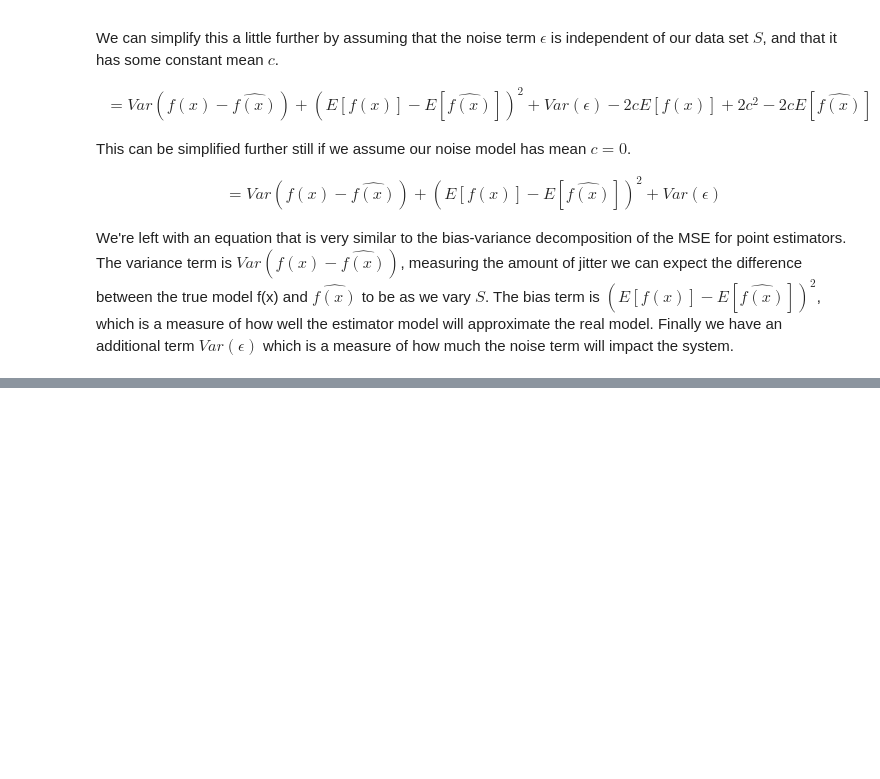
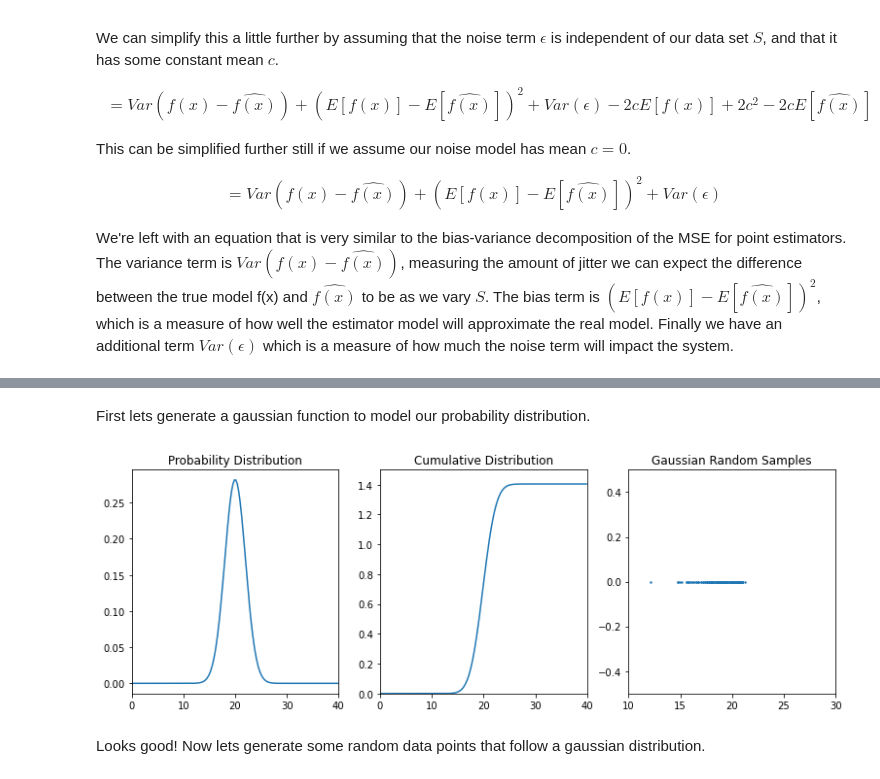
Before and after one commit to adibshalekeen/machinelearningblogs, a Jupyter notebook: Maximum_Likelihood_Estimation/Maximum Likelihood Estimation.ipynb, the cells around one changed output, grey strips where cells are left out. Cells and saved outputs as stored; diff of their text form; code cells hidden in the pictures; blank space fills up the shorter version.

```diff
--- a/Maximum_Likelihood_Estimation/Maximum Likelihood Estimation.ipynb
+++ b/Maximum_Likelihood_Estimation/Maximum Likelihood Estimation.ipynb
@@ -186,0 +244,68 @@ So far most of the analysis in this post has been about evaluating estimators.
+# %% [markdown]
+First lets generate a gaussian function to model our probability distribution.
+# %%
+%matplotlib inline
+import functools
+import matplotlib.pyplot as plt
+import numpy as np
+def gaussian(mean, variance, x):
+    return (1 / np.sqrt((2 * np.pi * variance))) * np.exp(-0.5 * (((x - mean)**2)/(variance ** 2)))
+
+def integrate(f, xaxis, dx):
+    mid_points = (xaxis[:-1] + xaxis[1:]) / 2
+    return mid_points, np.cumsum(f(mid_points)) * dx
+
+def gaussian_sampling(num_samples, mean, variance):
+    samples = np.random.random(num_samples)
+    xmin = 0.05 * mean
+    xmax = 2.05 * mean
+    linear_space = np.linspace(xmin, xmax, num_samples)
+    dx = (xmax - xmin) / num_samples
+    integral_x, integral_y = integrate(functools.partial(gaussian, mean, variance), linear_space, dx)
+    points = []
+    for sample in samples:
+        points.append(integral_x[(np.where(integral_y >= sample))[0][0]])
+    return points
+
+
+GROUND_TRUTH_MEAN = 20
+GROUND_TRUTH_VARIANCE = 2
+X_MIN = 0
+X_MAX = 40
+N_SAMPLE = 150
+dx = (X_MAX - X_MIN) / N_SAMPLE
+
+linear_sample = np.linspace(X_MIN, X_MAX, N_SAMPLE)
+
+fig = plt.figure()
+pdf = plt.subplot(1,3,1)
+pdf.set_xlim(X_MIN, X_MAX)
+pdf.set_title("Probability Distribution")
+
+cdf = plt.subplot(1,3,2)
+cdf.set_xlim(X_MIN, X_MAX)
+cdf.set_ylim(0, 1.5)
+cdf.set_title("Cumulative Distribution")
+
+gaussian_random_samples = plt.subplot(1,3,3)
+gaussian_random_samples.set_xlim(GROUND_TRUTH_MEAN  - 5 * GROUND_TRUTH_VARIANCE, GROUND_TRUTH_MEAN  + 5 * GROUND_TRUTH_VARIANCE)
+gaussian_random_samples.set_ylim(-0.5 , 0.5)
+gaussian_random_samples.set_title("Gaussian Random Samples")
+plt.subplots_adjust(bottom=0.1, right=1.8, top=0.9)
+
+pdf.plot(linear_sample,
+         gaussian(GROUND_TRUTH_MEAN, GROUND_TRUTH_VARIANCE, linear_sample),
+         label="Gaussian Probability Distribution")
+
+data_dist = functools.partial(gaussian, GROUND_TRUTH_MEAN, GROUND_TRUTH_VARIANCE)
+integral_x, integral_y = integrate(data_dist, linear_sample, dx)
+cdf.plot(integral_x, integral_y)
+
+samples = np.array(gaussian_sampling(200, GROUND_TRUTH_MEAN, GROUND_TRUTH_VARIANCE))
+gaussian_random_samples.scatter(samples, np.zeros(samples.size), s=2)
+
+plt.show()
+# %% [output]
+[figure, added]
+# %% [markdown]
+Looks good! Now lets generate some random data points that follow a gaussian distribution.
```
Also changed, not shown: parts of 6 cells of this notebook.
